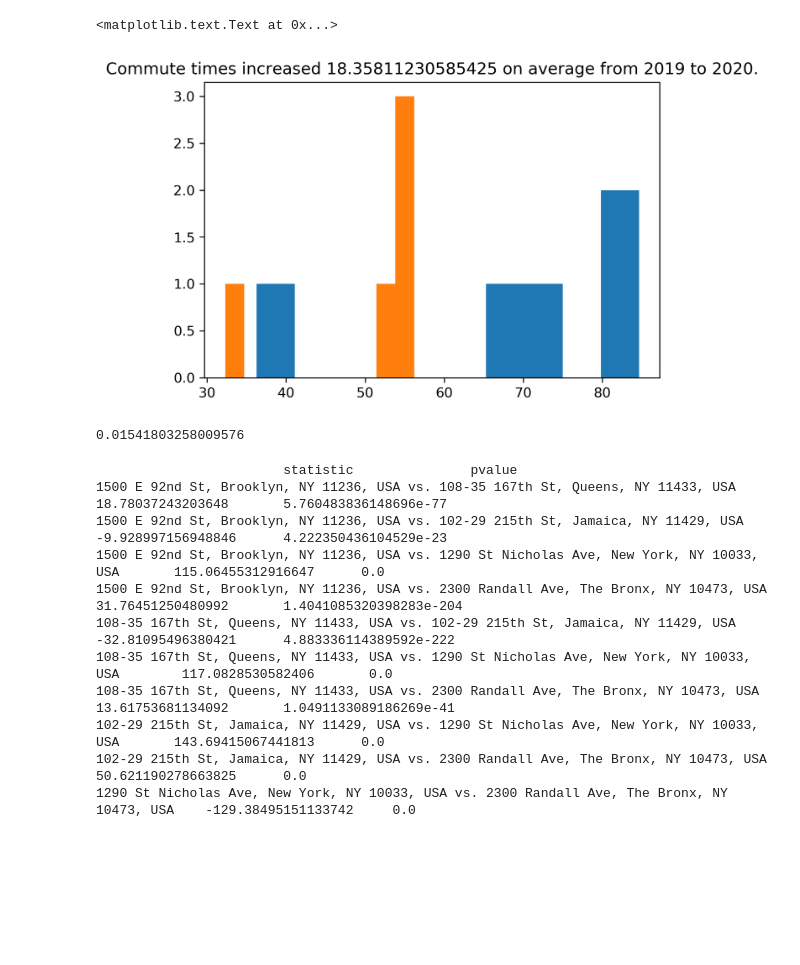
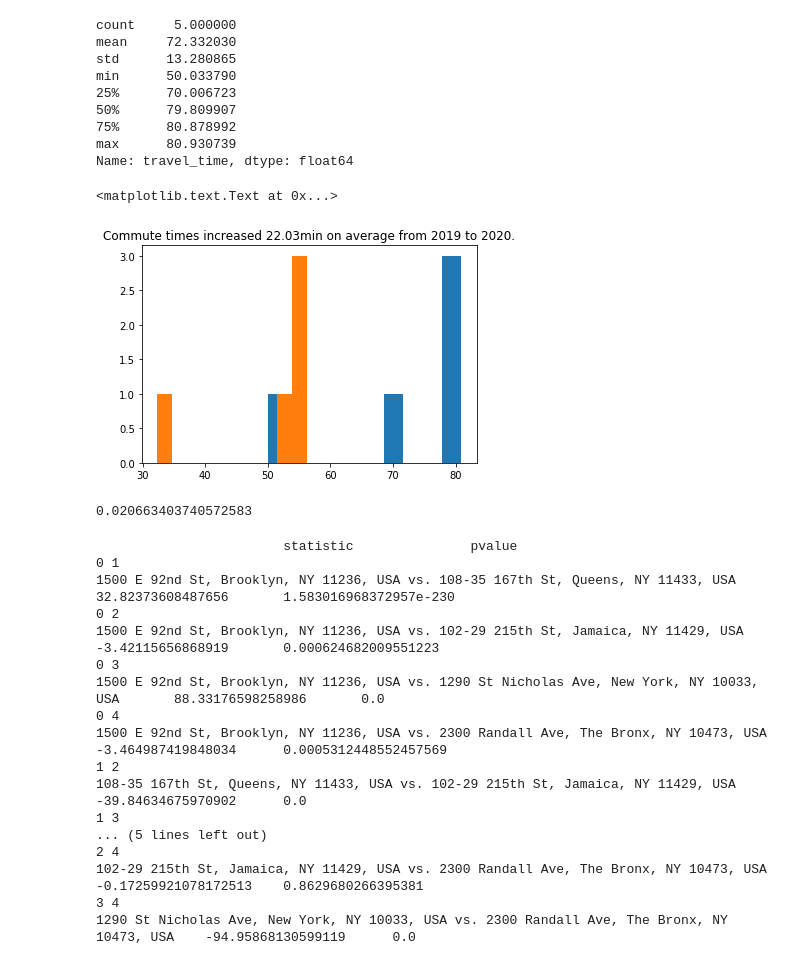
Before and after one commit to omarolivarez/transportation_commute_times_project, a Jupyter notebook: timecomparison.ipynb, the cells around one changed output. Cells and saved outputs as stored; diff of their text form; code cells hidden in the pictures; blank space fills up the shorter version.

```diff
--- a/timecomparison.ipynb
+++ b/timecomparison.ipynb
@@ -52,44 +80,63 @@ mean2020 = avg_commute_2020.describe().loc['mean']
+# %%
+avg_commute_2020.describe()
+# %% [output]
+count     5.000000
+mean     72.332030
+std      13.280865
+min      50.033790
+25%      70.006723
+50%      79.809907
+75%      80.878992
+max      80.930739
+Name: travel_time, dtype: float64
 # %%
 diff_means = mean2020 - mean2019
 
 plt.hist(avg_commute_2020,bins = 10)
 plt.hist(avg_commute_2019,bins = 10)
-plt.title('Commute times increased ' + str(diff_means) + " on average from 2019 to 2020." )
+plt.title('Commute times increased ' + str(diff_means)[0:5] + "min on average from 2019 to 2020." )
 # %% [output]
 <matplotlib.text.Text at 0x...>
-[figure, old version]
+[figure, new version]
 # %%
 # do hypothesis test to compare avg per 2019 vs 2020 on avg
-T, pvalue = stats.ttest_1samp(avg_commute_2019, popmean=mean2020)
+T, pvalue = stats.ttest_1samp(avg_commute_2020, popmean=mean2019)
 print(pvalue)
 
-# RESULT : pvla is .015, reject H0, the two samples for commute time are significantly different
+# RESULT : pvalue is .0206, reject H0, the two samples for commute time are significantly different
 # %% [output]
-0.01541803258009576
+0.020663403740572583
 # %%
 # do hypothesis test to compare avgs between neighborhoods in 2020
 gb = commutes_2020.groupby('origins')
 group_names = commutes_2020["origins"].unique()
 print("\t\t\tstatistic\t\tpvalue")
 for i in range(len(group_names)):
-  for j in range(i+1, len(group_names)):
+  for j in range(i+1, len(group_names)-1):
+    print(i,j)
     group1 = gb[['travel_time']].get_group(group_names[i])
     group2 = gb[['travel_time']].get_group(group_names[j])
     stat, pvalue = stats.ttest_ind(group1, group2, equal_var = False)
     print(group_names[i] + " vs. " + group_names[j] + "\t" + str(stat[0]) + "\t" + str(pvalue[0]))
 
-#RESULT - all the neighborhoods are statistically different?
+#RESULT - all the neighborhoods are statistically different
 # %% [output]
                         statistic               pvalue
-1500 E 92nd St, Brooklyn, NY 11236, USA vs. 108-35 167th St, Queens, NY 11433, USA      18.78037243203648       5.760483836148696e-77
-1500 E 92nd St, Brooklyn, NY 11236, USA vs. 102-29 215th St, Jamaica, NY 11429, USA     -9.928997156948846      4.222350436104529e-23
-1500 E 92nd St, Brooklyn, NY 11236, USA vs. 1290 St Nicholas Ave, New York, NY 10033, USA       115.06455312916647      0.0
-1500 E 92nd St, Brooklyn, NY 11236, USA vs. 2300 Randall Ave, The Bronx, NY 10473, USA  31.76451250480992       1.4041085320398283e-204
-108-35 167th St, Queens, NY 11433, USA vs. 102-29 215th St, Jamaica, NY 11429, USA      -32.81095496380421      4.883336114389592e-222
-108-35 167th St, Queens, NY 11433, USA vs. 1290 St Nicholas Ave, New York, NY 10033, USA        117.0828530582406       0.0
-108-35 167th St, Queens, NY 11433, USA vs. 2300 Randall Ave, The Bronx, NY 10473, USA   13.61753681134092       1.0491133089186269e-41
-102-29 215th St, Jamaica, NY 11429, USA vs. 1290 St Nicholas Ave, New York, NY 10033, USA       143.69415067441813      0.0
-102-29 215th St, Jamaica, NY 11429, USA vs. 2300 Randall Ave, The Bronx, NY 10473, USA  50.621190278663825      0.0
-1290 St Nicholas Ave, New York, NY 10033, USA vs. 2300 Randall Ave, The Bronx, NY 10473, USA    -129.38495151133742     0.0
+0 1
+1500 E 92nd St, Brooklyn, NY 11236, USA vs. 108-35 167th St, Queens, NY 11433, USA      32.82373608487656       1.583016968372957e-230
+0 2
+1500 E 92nd St, Brooklyn, NY 11236, USA vs. 102-29 215th St, Jamaica, NY 11429, USA     -3.42115656868919       0.000624682009551223
+0 3
+1500 E 92nd St, Brooklyn, NY 11236, USA vs. 1290 St Nicholas Ave, New York, NY 10033, USA       88.33176598258986       0.0
+0 4
+1500 E 92nd St, Brooklyn, NY 11236, USA vs. 2300 Randall Ave, The Bronx, NY 10473, USA  -3.464987419848034      0.0005312448552457569
+1 2
+108-35 167th St, Queens, NY 11433, USA vs. 102-29 215th St, Jamaica, NY 11429, USA      -39.84634675970902      0.0
+1 3
+... (5 lines left out)
+2 4
+102-29 215th St, Jamaica, NY 11429, USA vs. 2300 Randall Ave, The Bronx, NY 10473, USA  -0.17259921078172513    0.8629680266395381
+3 4
+1290 St Nicholas Ave, New York, NY 10033, USA vs. 2300 Randall Ave, The Bronx, NY 10473, USA    -94.95868130599119      0.0
 # %%
 #TODO - pairwise tests between time increased per neighborhoods
```
Also changed, not shown: parts of 5 cells of this notebook.
